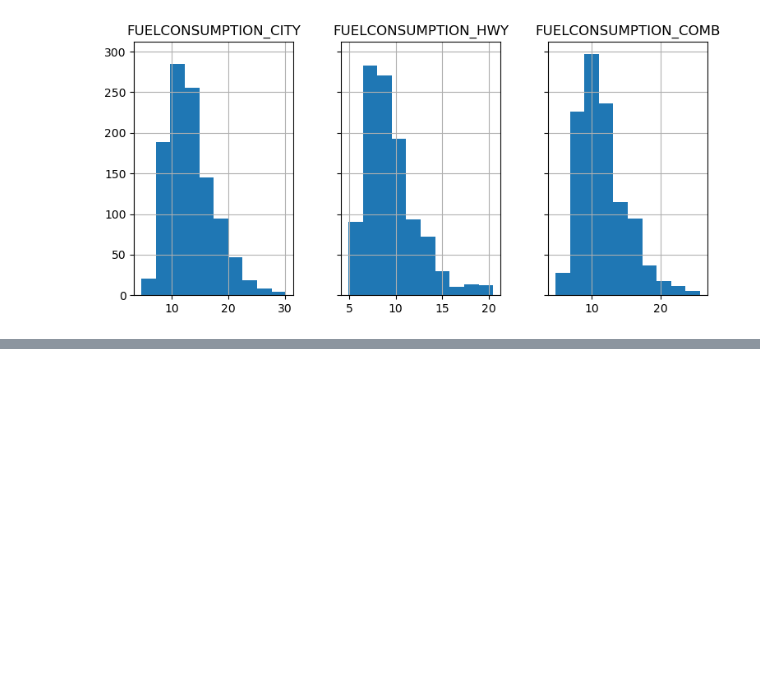
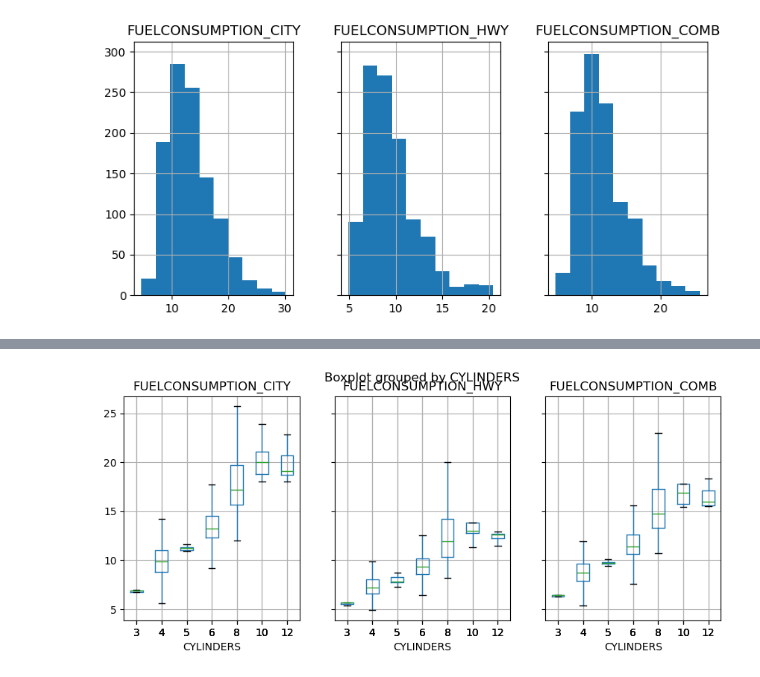
Before and after one commit to MohammadNainy/Visual, a Jupyter notebook: Matplotlib.ipynb, the cells around one changed output, grey strips where cells are left out. Drawn from its saved outputs; the diff is of its cells as text; code cells hidden in the pictures; blank space fills up the shorter version.

```diff
--- a/Matplotlib.ipynb
+++ b/Matplotlib.ipynb
@@ -403,0 +417,9 @@ df.hist(column=["FUELCONSUMPTION_CITY","FUELCONSUMPTION_HWY","FUELCONSUMPTION_CO
+# %%
+df.boxplot(column=["FUELCONSUMPTION_CITY","FUELCONSUMPTION_HWY","FUELCONSUMPTION_COMB"],
+           by="CYLINDERS",
+           figsize=(10,4),
+           showfliers=False,
+          layout=(1,3)
+          );
+# %% [output]
+[figure, added]
```
Also changed, not shown: parts of 3 cells of this notebook.
